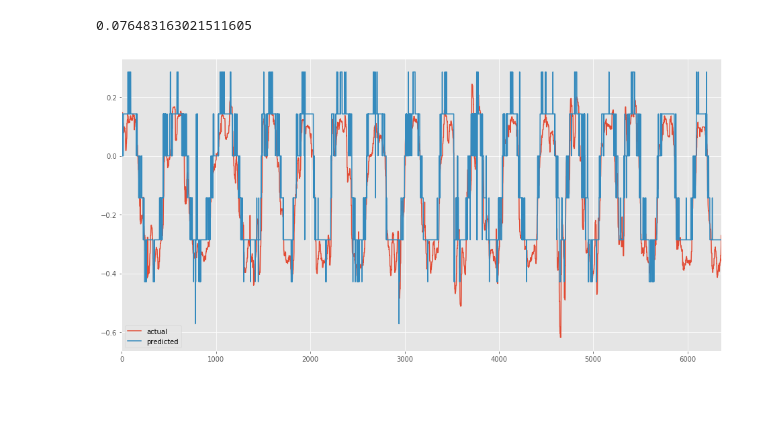
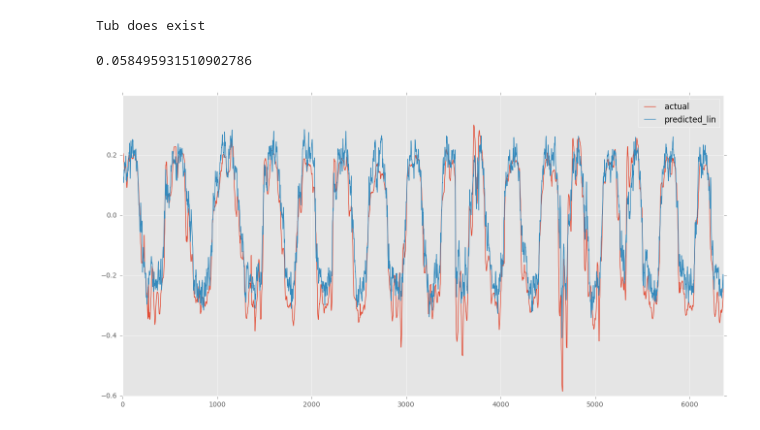
Before and after one commit to test-v1/notebooks-1, a Jupyter notebook: donkeycar/donkey2.ipynb, the cells around one changed output. Cells and saved outputs as stored; diff of their text form; code cells hidden in the pictures; blank space fills up the shorter version.

```diff
--- a/donkeycar/donkey2.ipynb
+++ b/donkeycar/donkey2.ipynb
@@ -74,8 +72,8 @@ def unbin_Y(Y):
         d.append(v)
     return np.array(d)
 # %%
-model = keras.models.load_model('../../donkeycar/d2/models/ws.nb.3fc_l1.undistort.0.06')
-dataset = dataset_from_tub("data.ws.test/tub_1_17-09-23", limit=-1)
+model = keras.models.load_model('../../donkeycar/d2/models/ws.cls')
+dataset = dataset_from_tub("../../donkeycar/d2/data.ws.test/tub_notsogolden", limit=-1)
 predicted, actual = output_pair_cat(model, dataset)
 df = pd.DataFrame(dict(predicted=predicted, actual=actual))
 df = df.rolling(5, win_type='triang').mean()
@@ -100,10 +86,14 @@ Tub does exist
 # %%
-model = keras.models.load_model('../../donkeycar/d2/models/ws.cls.nb.gen.newundist.0.581')
-predicted, actual = output_pair_cat(model, ds_70_160)
-df = pd.DataFrame(dict(predicted=predicted, actual=actual))
-# df = df.rolling(5, win_type='triang').mean()
+# dataset = dataset_from_all_tubs("../../donkeycar/d2/data")
+dataset = dataset_from_tub("../../donkeycar/d2/data.ws.test/tub_notsogolden", limit=-1)
+model = keras.models.load_model('../../donkeycar/d2/models/ws.3fc_l2.lowlr')
+
+predicted_lin, actual = output_pair_lin(model, dataset)
+df = pd.DataFrame(dict(predicted_lin=predicted_lin[:,0], actual=actual))
+df = df.rolling(5, win_type='triang').mean()
 df.plot()
-np.absolute(df['actual'] - df['predicted']).mean()
+np.absolute(df['actual'] - df['predicted_lin']).mean()
 # %% [output]
-0.076483163021511605
+Tub does exist
+0.058495931510902786
-[figure, old version]
+[figure, new version]
```
Also changed, not shown: parts of 10 cells of this notebook, 2 other files.
